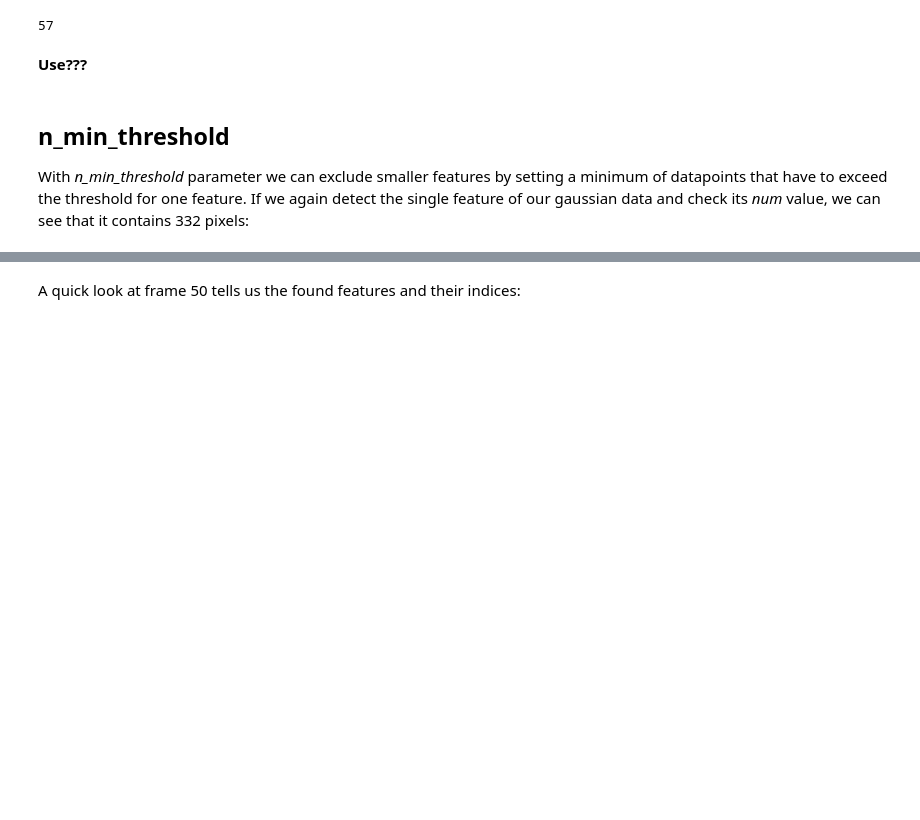
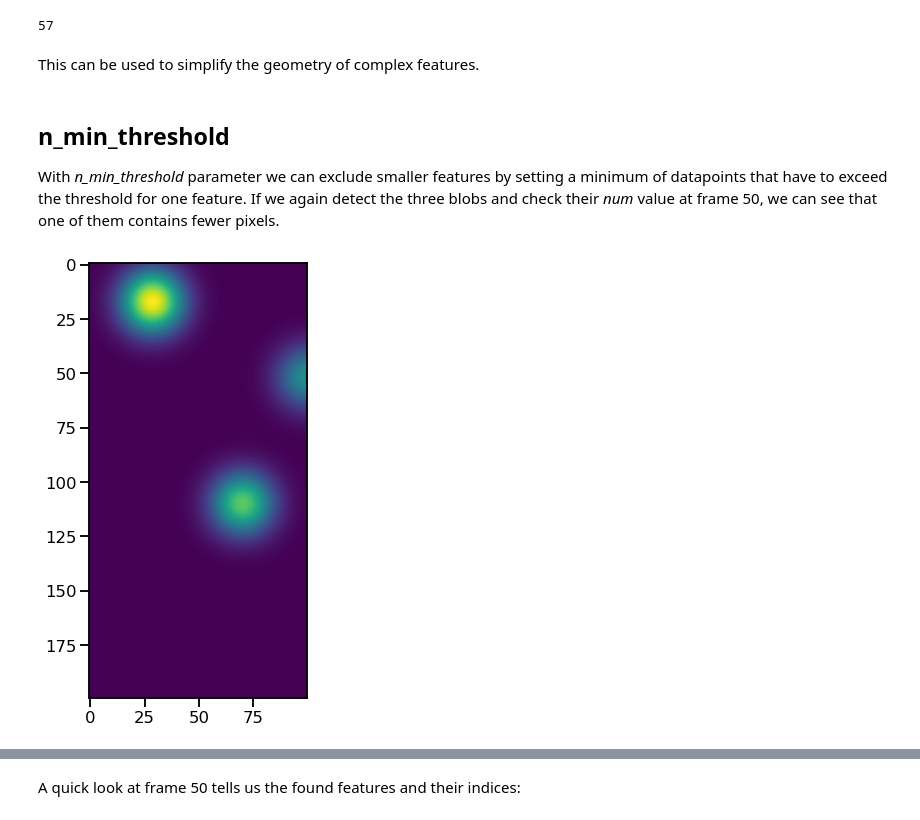
Before and after one commit to tobac-project/tobac-tutorials, a Jupyter notebook: tutorials/Basics/Features_2.ipynb, the cells around one changed output, grey strips where cells are left out. Cells and saved outputs as stored; diff of their text form; code cells hidden in the pictures; blank space fills up the shorter version.

```diff
--- a/tutorials/Basics/Features_2.ipynb
+++ b/tutorials/Basics/Features_2.ipynb
@@ -101,13 +101,16 @@ mask_er_more.sum()
 # %% [output]
 57
 # %% [markdown]
-**Use???**
+This can be used to simplify the geometry of complex features.
 # %% [markdown]
 ## n_min_threshold
 
-With *n_min_threshold* parameter we can exclude smaller features by setting a minimum of datapoints that have to exceed the threshold for one feature. If we again detect the single feature of our gaussian data and check its *num* value, we can see that it contains 332 pixels:
+With *n_min_threshold* parameter we can exclude smaller features by setting a minimum of datapoints that have to exceed the threshold for one feature. If we again detect the three blobs and check their *num* value at frame 50, we can see that one of them contains fewer pixels.
 # %%
-%%capture
+data = tobac.testing.make_sample_data_2D_3blobs()
 
-threshold = 0.5
-features = tobac.themes.tobac_v1.feature_detection_multithreshold(input_data, dxy, threshold)
+plt.figure(figsize = (8, 8))
+plt.imshow(data[50])
+plt.show()
+# %% [output]
+[figure, added]
```
Also changed, not shown: parts of 29 cells of this notebook.
